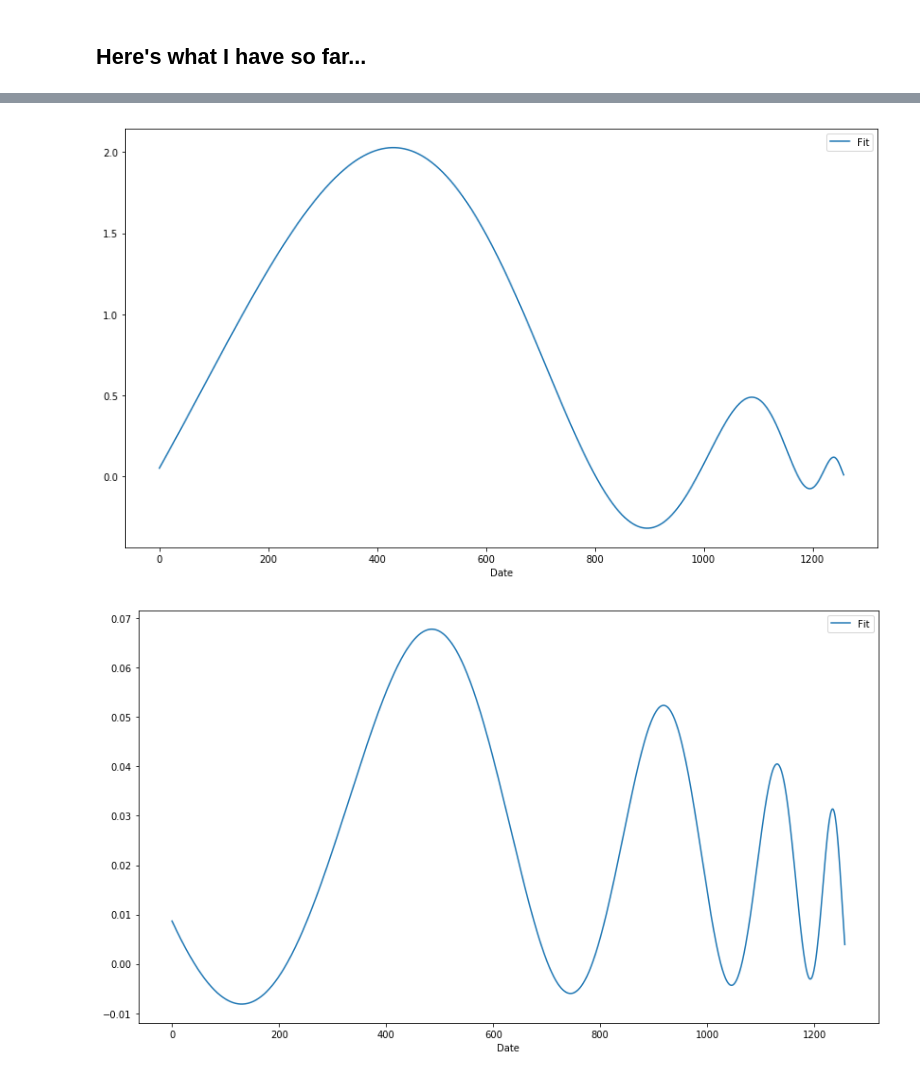
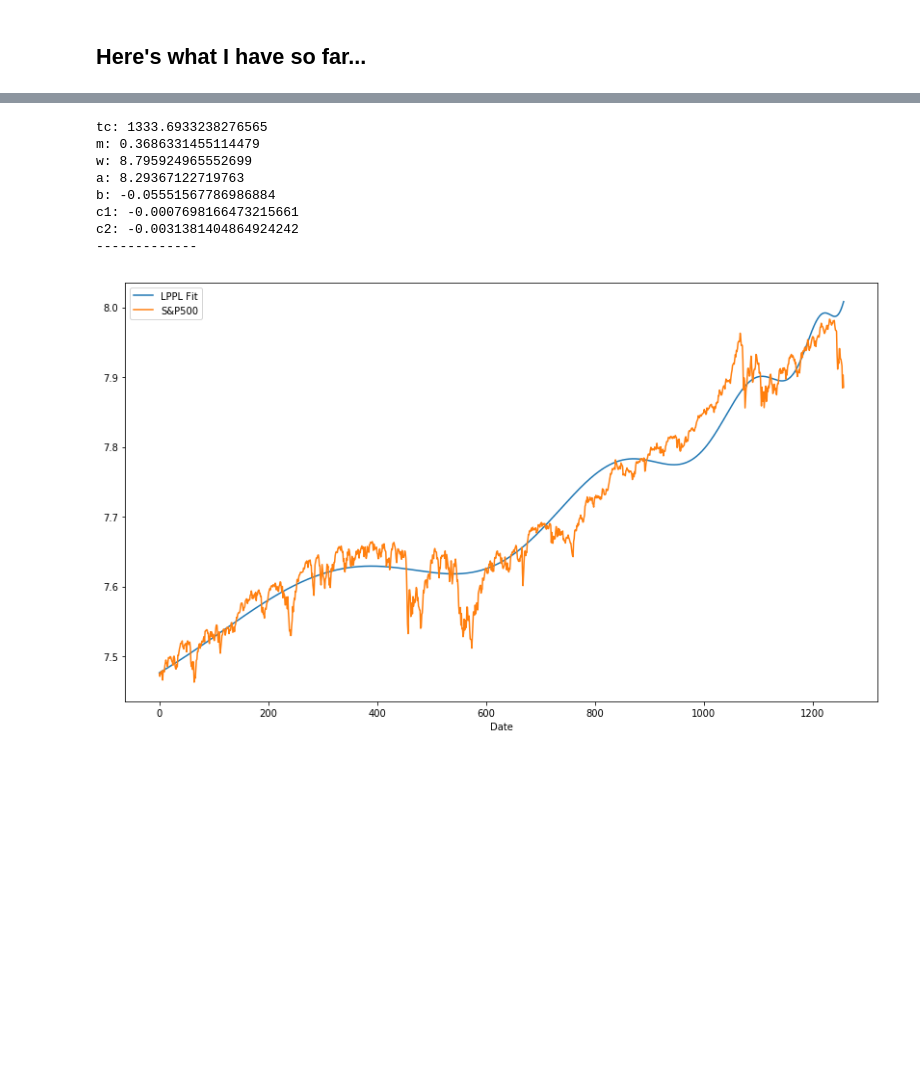
Before and after one commit to Joshwani/learning-lppl, a Jupyter notebook: fitting the lppl to sp500.ipynb, the cells around one changed output, grey strips where cells are left out. Cells and saved outputs as stored; diff of their text form; code cells hidden in the pictures; blank space fills up the shorter version.

Commit message:
WIP: updating optimize func_restricted and matrix equation per Dave's notes.

```diff
--- a/fitting the lppl to sp500.ipynb
+++ b/fitting the lppl to sp500.ipynb
@@ -340,16 +341,35 @@ Number of evaluations of obj funcs: 392
 # %%
 for i in solutions:
-#     print(i["fit"])
-    lppl_fit = [lppl(t, i['cof']) for t in DataSeries[0]]
+    tc = i["cof"][0]
+    m =  i["cof"][1]
+    w =  i["cof"][2]
+
+    lin_vals = matrix_equation(tc, m, w)
+
+    a  = lin_vals[0]
+    b  = lin_vals[1]
+    c1 = lin_vals[2]
+    c2 = lin_vals[3]
+
+    print("tc: {}\nm: {}\nw: {}\na: {}\nb: {}\nc1: {}\nc2: {}\n-------------".format(tc,m,w,a,b,c1,c2))
+
+    lppl_fit = [lppl(t, tc, m, w, a, b, c1, c2) for t in DataSeries[0]]
     price_data = DataSeries[1]
 
     data = pd.DataFrame({
         'Date': DataSeries[0],
-        'Fit': lppl_fit,
-#         'S&P500': price_data,
+        'LPPL Fit': lppl_fit,
+        'S&P500': np.log(price_data),
     })
     data = data.set_index('Date')
     data.plot(figsize=(14,8))
 # %% [output]
+tc: 1333.6933238276565
+m: 0.3686331455114479
+w: 8.795924965552699
+a: 8.29367122719763
+b: -0.05551567786986884
+c1: -0.0007698166473215661
+c2: -0.0031381404864924242
+-------------
-[figure, old version]
+[figure, new version]
-[figure, removed]
```
Also changed, not shown: parts of 8 cells of this notebook, 1 other file.
